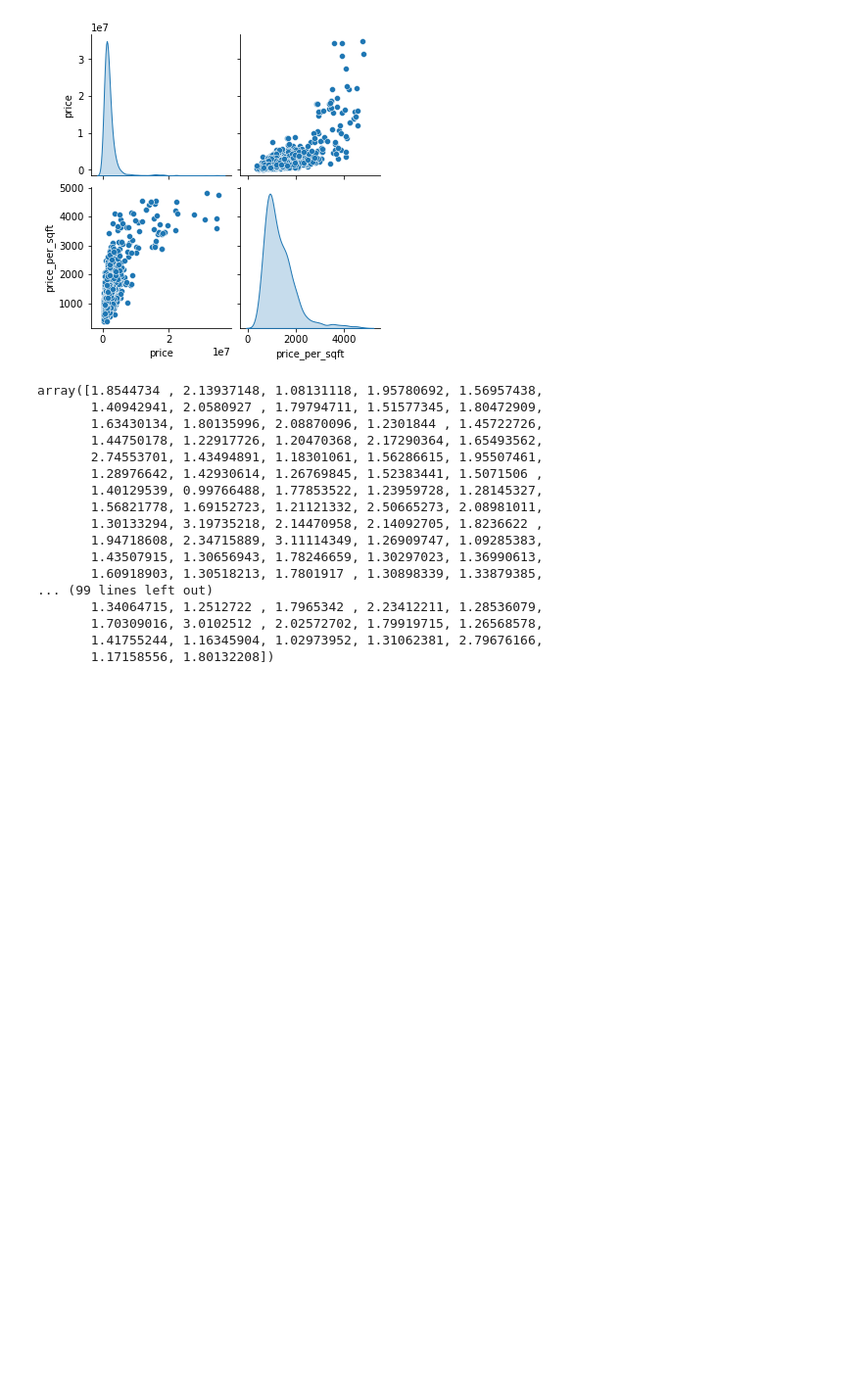
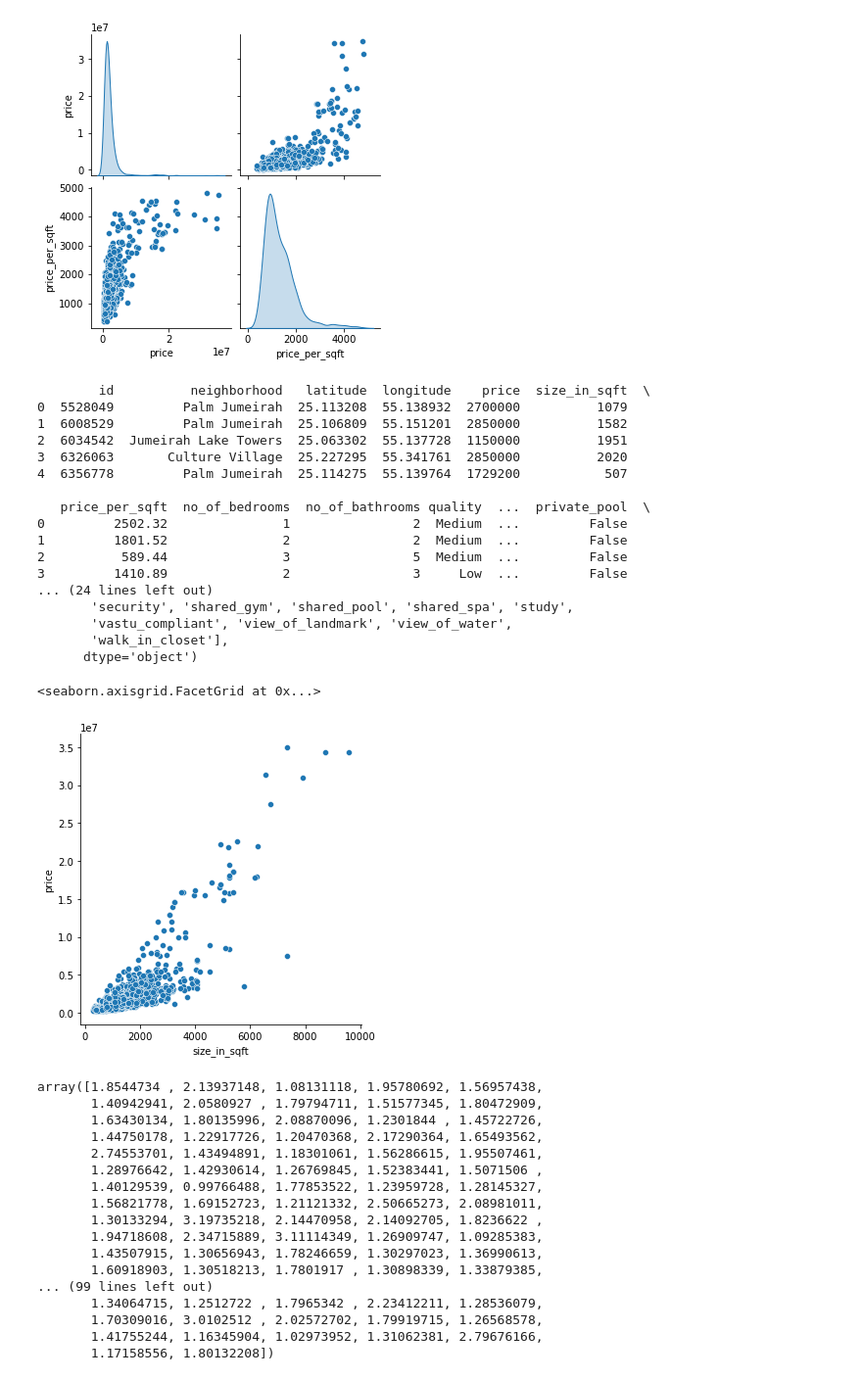
Before and after one commit to Ifas87/real-estate-predictions, a Jupyter notebook: Untitled.ipynb, the cells around one changed output. Shown: that part at 98% size. Saved outputs shown, nothing was run; the diff lists cells and outputs as text; code cells hidden in the pictures; blank space fills up the shorter version.

Commit message:
- Created new datasets to build models

```diff
--- a/Untitled.ipynb
+++ b/Untitled.ipynb
@@ -12,6 +12,35 @@ sns.pairplot(dataset[['price', 'price_per_sqft']], diag_kind='kde')
 # %% [output]
 <seaborn.axisgrid.PairGrid at 0x...>
 [figure]
+# %%
+# print(dataset.head())
+print(dataset.columns)
+
+dataSubset = dataset[['id', 'neighborhood', 'no_of_bedrooms', 'no_of_bathrooms', 'view_of_landmark', 'view_of_water', 'central_ac']]
+dataResult = dataset[['price']]
+
+X_train, X_val, y_train, y_val = train_test_split(dataSubset, dataResult, random_state=1, test_size=0.3)
+sns.relplot(data=dataset, x='size_in_sqft', y='price')
+# %% [output]
+        id          neighborhood   latitude  longitude    price  size_in_sqft  \
+0  5528049         Palm Jumeirah  25.113208  55.138932  2700000          1079
+1  6008529         Palm Jumeirah  25.106809  55.151201  2850000          1582
+2  6034542  Jumeirah Lake Towers  25.063302  55.137728  1150000          1951
+3  6326063       Culture Village  25.227295  55.341761  2850000          2020
+4  6356778         Palm Jumeirah  25.114275  55.139764  1729200           507
+
+   price_per_sqft  no_of_bedrooms  no_of_bathrooms quality  ...  private_pool  \
+0         2502.32               1                2  Medium  ...         False
+1         1801.52               2                2  Medium  ...         False
+2          589.44               3                5  Medium  ...         False
+3         1410.89               2                3     Low  ...         False
+... (24 lines left out)
+       'security', 'shared_gym', 'shared_pool', 'shared_spa', 'study',
+       'vastu_compliant', 'view_of_landmark', 'view_of_water',
+       'walk_in_closet'],
+      dtype='object')
+<seaborn.axisgrid.FacetGrid at 0x...>
+[figure, added]
 # %%
 required_columns = ['id', 'size_in_sqft', 'price_per_sqft']
 input_dataset = dataset[required_columns]
```
